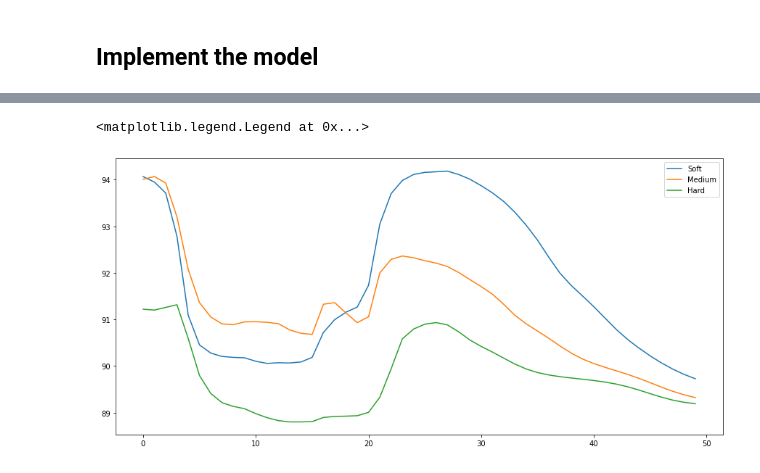
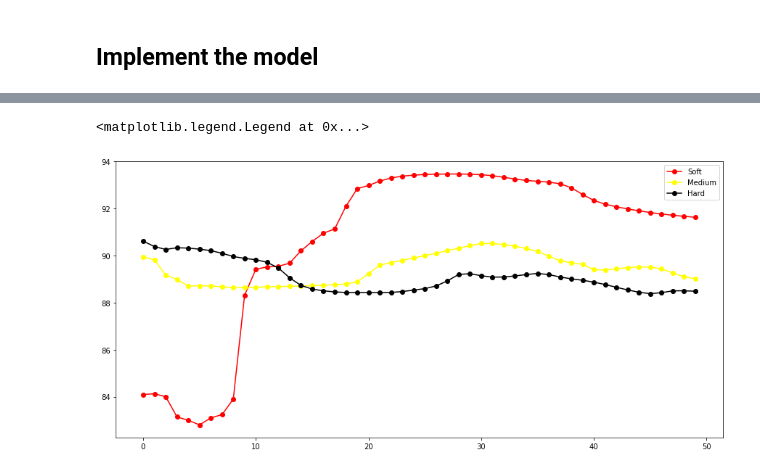
Before and after one commit to clement-micol/Project-IEOR4575, a Jupyter notebook: Untitled.ipynb, the cells around one changed output, grey strips where cells are left out. Cells and saved outputs as stored; diff of their text form; code cells hidden in the pictures.

```diff
--- a/Untitled.ipynb
+++ b/Untitled.ipynb
@@ -69,9 +76,9 @@ def spliting_data(average_speed):
   return X_train_list, X_test_list, y_train_list, y_test_list
 # %%
 from sklearn.preprocessing import StandardScaler
-laps = laps_race[["LapNumber","TyreLife","Compound","LapTime","TrackStatus","DistanceToDriverAhead","LapTime-1","DriverNumber","Compound_0","Compound_1","Compound_2"]].dropna()
+laps = laps[["LapNumber","TyreLife","Compound","LapTime","TrackStatus","LapTime-1","DriverNumber","Compound_0","Compound_1","Compound_2"]].dropna()
 # Remove DriverNumber
-X = laps[["LapNumber","TyreLife","Compound_0","Compound_1","Compound_2","LapTime-1"]]
+X = laps[["LapNumber","TyreLife","DriverNumber","Compound_0","Compound_1","Compound_2","LapTime-1"]]
 y = laps[["LapTime"]]
 scaler_X = StandardScaler()
 scaler_y = StandardScaler()
@@ -85,20 +92,26 @@ X_train, X_test, y_train, y_test = train_test_split(X,y,test_size=0.2,random_sta
 # %%
 from keras.regularizers import l2
 # Perfect hyperparameters = 0.2,0.01,256,32,0.95,128, 1e-2
-def NAM(num_input=6,dropout_ratio = 0.2,regularizer_value = 0.01, mlp_size=64, output_lstm_size = 32, decay_rate=0.95,lstm_input=64, initial_learning_rate=7.5e-3):
+def NAM(num_input=7,dropout_ratio = 0.2,regularizer_value = 0.01, mlp_size=256, output_lstm_size = 32, decay_rate=0.95,lstm_input=64, initial_learning_rate=1e-2):
     feature_input = layers.Input(shape=(1,num_input))
     embbed_feature_input = layers.Lambda(lambda x : tf.split(x,num_input,axis=2))(feature_input)
     feature_output = []
-    for i in range(num_input-1):
-        x = layers.Dense(mlp_size,activation="relu",kernel_initializer="he_uniform")(embbed_feature_input[i])# or 64 as best hyperparameters
+    for i in range(3):
+        input_ = layers.Concatenate()([embbed_feature_input[i]]+embbed_feature_input[3:6])
+        x = layers.Dense(mlp_size,activation="relu",kernel_initializer="he_uniform")(input_)# or 64 as best hyperparameters
         x = layers.Dense(mlp_size,activation="relu",kernel_initializer="he_uniform")(x)
         x = layers.Dense(mlp_size//2,activation="relu",kernel_initializer="he_uniform")(x)
         x = layers.Dropout(dropout_ratio)(x)
         feature_output.append(x)
+    for i in range(3,6):
+        x = layers.Dense(mlp_size,activation="relu",kernel_initializer="he_uniform")(embbed_feature_input[i])# or 64 as best hyperparameters
+        x = layers.Dense(mlp_size,activation="relu",kernel_initializer="he_uniform")(x)
+        x = layers.Dense(mlp_size//2,activation="relu",kernel_initializer="he_uniform")(x)
     for i in range(num_input-1,num_input):
-        x = layers.LSTM(lstm_input, return_sequences=True)(embbed_feature_input[i])
+        input_ = layers.Concatenate()([input_]+embbed_feature_input[3:6])
+        x = layers.LSTM(lstm_input, return_sequences=True)(input_)
         x = layers.LSTM(mlp_size//2)(x)
-        #feature_output.append(x)
+        feature_output.append(x)
     combined_output = layers.Add()(feature_output)
     combined_output = layers.Dropout(dropout_ratio)(combined_output)
     combined_output = layers.BatchNormalization(trainable=True)(combined_output)
@@ -234,21 +269,21 @@ def prediction(num_laps,compound, driver, tyrelife, exhaustion, initial_speed):
     lap_time=[]
     v_previous=initial_speed
     for i in range(num_laps):
-        T_compound_0 = np.reshape(np.array([exhaustion+i, tyrelife+i,compound_tuple[0],compound_tuple[1],compound_tuple[2],v_previous],dtype=object),(1,-1))
+        T_compound_0 = np.reshape(np.array([exhaustion+i, tyrelife+i,driver,compound_tuple[0],compound_tuple[1],compound_tuple[2],v_previous],dtype=object),(1,-1))
         v_previous = scaler_y.inverse_transform(np.reshape(model(np.reshape(scaler_X.transform(T_compound_0),(1,1,-1))),(-1,1)))
         v_previous = v_previous[0][0]
         lap_time.append(v_previous)
     return lap_time
 # %%
-lap_time_0 = prediction(50,0,44,1,2,84)
-lap_time_1 = prediction(50,0,44,1,20,84)
-lap_time_2 = prediction(50,0,44,1,40,84)
+lap_time_0 = prediction(50,0,33,1,2,85)
+lap_time_1 = prediction(50,1,33,1,2,85)
+lap_time_2 = prediction(50,2,33,1,2,85)
 # %%
 import matplotlib.pyplot as plt
-plt.plot(lap_time_0, label="Soft")
-plt.plot(lap_time_1, label="Medium")
-plt.plot(lap_time_2, label="Hard")
+plt.plot(lap_time_0, "-o", label="Soft", color="red")
+plt.plot(lap_time_1,"-o", label="Medium",color="yellow")
+plt.plot(lap_time_2,"-o", label="Hard",color="black")
 plt.legend()
 # %% [output]
 <matplotlib.legend.Legend at 0x...>
-[figure, old version]
+[figure, new version]
```
Also changed, not shown: parts of 15 cells of this notebook, 2 other files.
